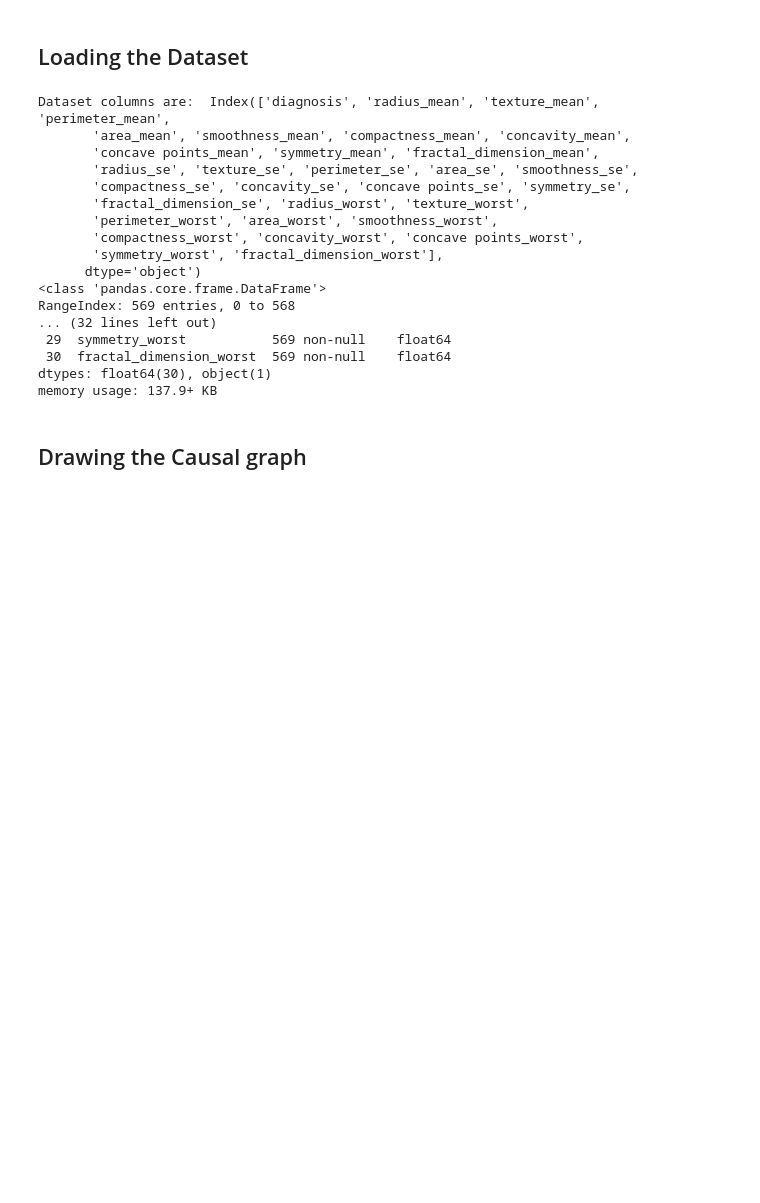
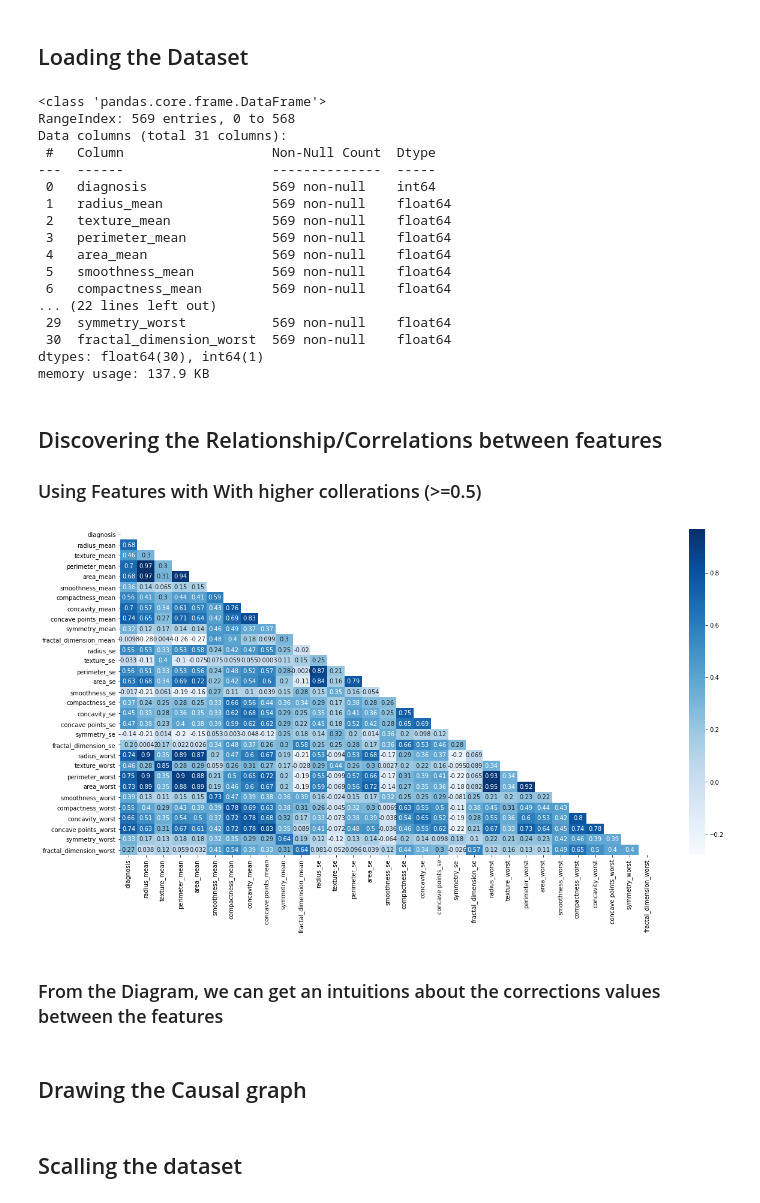
Before and after one commit to Caphace-Ethan/Breast-Cancer-Diagnosis, a Jupyter notebook: notebooks/Causal_learning.ipynb, the cells around one changed output. Cells and saved outputs as stored; diff of their text form; code cells hidden in the pictures; blank space fills up the shorter version.

```diff
--- a/notebooks/Causal_learning.ipynb
+++ b/notebooks/Causal_learning.ipynb
@@ -33,25 +35,35 @@ plot = Plot()
 # %%
 # print(Config.Data_path)
 df = file.csv_file_read("processed_data")
-print("Dataset columns are: ", df.columns)
+# print("Dataset columns are: ", df.columns)
 df.info()
 # %% [output]
-Dataset columns are:  Index(['diagnosis', 'radius_mean', 'texture_mean', 'perimeter_mean',
-       'area_mean', 'smoothness_mean', 'compactness_mean', 'concavity_mean',
-       'concave points_mean', 'symmetry_mean', 'fractal_dimension_mean',
-       'radius_se', 'texture_se', 'perimeter_se', 'area_se', 'smoothness_se',
-       'compactness_se', 'concavity_se', 'concave points_se', 'symmetry_se',
-       'fractal_dimension_se', 'radius_worst', 'texture_worst',
-       'perimeter_worst', 'area_worst', 'smoothness_worst',
-       'compactness_worst', 'concavity_worst', 'concave points_worst',
-       'symmetry_worst', 'fractal_dimension_worst'],
-      dtype='object')
 <class 'pandas.core.frame.DataFrame'>
 RangeIndex: 569 entries, 0 to 568
-... (32 lines left out)
+Data columns (total 31 columns):
+ #   Column                   Non-Null Count  Dtype
+---  ------                   --------------  -----
+ 0   diagnosis                569 non-null    int64
+ 1   radius_mean              569 non-null    float64
+ 2   texture_mean             569 non-null    float64
+ 3   perimeter_mean           569 non-null    float64
+ 4   area_mean                569 non-null    float64
+ 5   smoothness_mean          569 non-null    float64
+ 6   compactness_mean         569 non-null    float64
+... (22 lines left out)
  29  symmetry_worst           569 non-null    float64
  30  fractal_dimension_worst  569 non-null    float64
-dtypes: float64(30), object(1)
-memory usage: 137.9+ KB
+dtypes: float64(30), int64(1)
+memory usage: 137.9 KB
+# %% [markdown]
+## Discovering the Relationship/Correlations between features
+### Using Features with With higher collerations (>=0.5)
+# %%
+# Finding features with Higher correlations to diagnosis
+plot.heat(df, "Blues", (20,10))
+# %% [output]
+[figure, added]
+# %% [markdown]
+### From the Diagram, we can get an intuitions about the corrections values between the features
 # %% [markdown]
 ## Drawing the Causal graph
@@ -83,0 +75,2 @@ causal.draw()
+# %% [markdown]
+## Scalling the dataset
```
Also changed, not shown: parts of 25 cells of this notebook.
